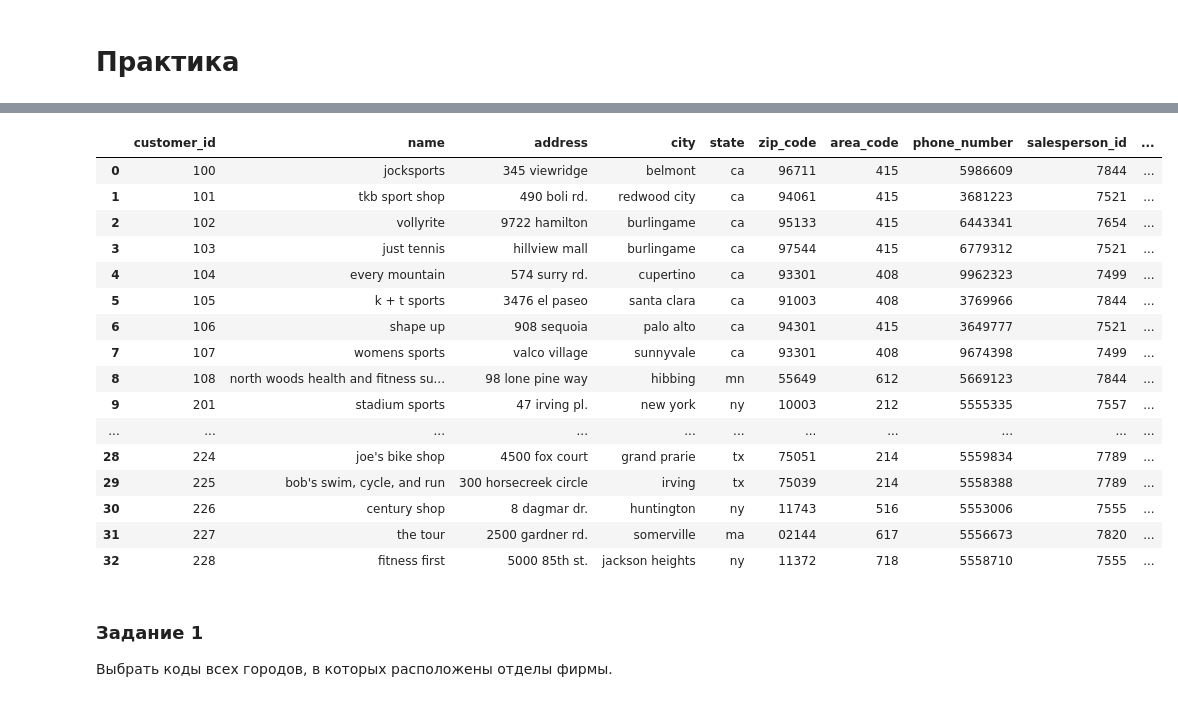
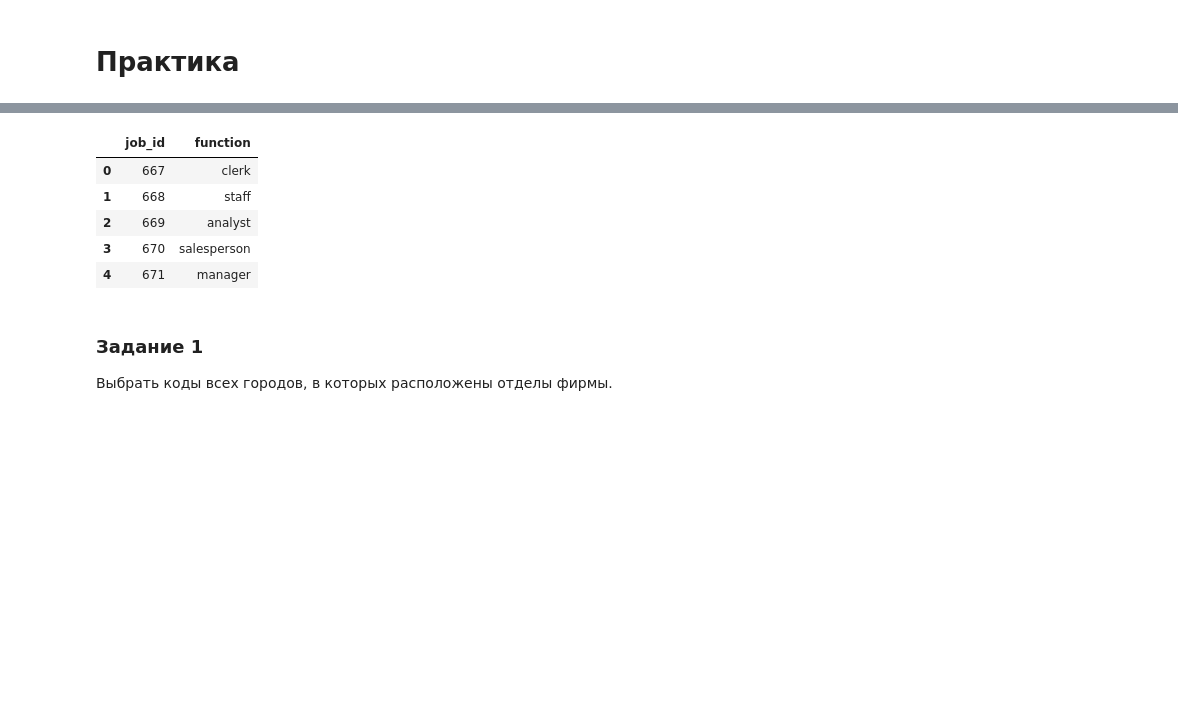
Before and after one commit to theysee/sberbank_reboot, a Jupyter notebook: Поток_3_Практика_к_занятию_4.ipynb, the cells around one changed output, grey strips where cells are left out. Drawn from its saved outputs; the diff is of its cells as text; code cells hidden in the pictures; blank space fills up the shorter version.

```diff
--- a/Поток_3_Практика_к_занятию_4.ipynb
+++ b/Поток_3_Практика_к_занятию_4.ipynb
@@ -31,30 +32,19 @@ import pandas as pd
 # доступны student-ы от 0 до 49
 
 DB_HOST = '89.223.95.235'
-DB_USER = 'student_0'
-DB_USER_PASSWORD = 'student_0'
+DB_USER = 'student_12'
+DB_USER_PASSWORD = 'student_12'
 DB_NAME = 'sample_db'
 # %%
 conn = pymysql.connect(DB_HOST, DB_USER, DB_USER_PASSWORD, DB_NAME)
-pd.read_sql_query("select * from customer", conn)
+pd.read_sql_query("SELECT * FROM job", conn).head(5)
 # %% [output]
-|  | customer_id | name | address | city | state | zip_code | area_code | phone_number | salesperson_id | ... |
-| 0 | 100 | jocksports | 345 viewridge | belmont | ca | 96711 | 415 | 5986609 | 7844 | ... |
-| 1 | 101 | tkb sport shop | 490 boli rd. | redwood city | ca | 94061 | 415 | 3681223 | 7521 | ... |
-| 2 | 102 | vollyrite | 9722 hamilton | burlingame | ca | 95133 | 415 | 6443341 | 7654 | ... |
-| 3 | 103 | just tennis | hillview mall | burlingame | ca | 97544 | 415 | 6779312 | 7521 | ... |
-| 4 | 104 | every mountain | 574 surry rd. | cupertino | ca | 93301 | 408 | 9962323 | 7499 | ... |
-| 5 | 105 | k + t sports | 3476 el paseo | santa clara | ca | 91003 | 408 | 3769966 | 7844 | ... |
-| 6 | 106 | shape up | 908 sequoia | palo alto | ca | 94301 | 415 | 3649777 | 7521 | ... |
-| 7 | 107 | womens sports | valco village | sunnyvale | ca | 93301 | 408 | 9674398 | 7499 | ... |
-| 8 | 108 | north woods health and fitness su... | 98 lone pine way | hibbing | mn | 55649 | 612 | 5669123 | 7844 | ... |
-| 9 | 201 | stadium sports | 47 irving pl. | new york | ny | 10003 | 212 | 5555335 | 7557 | ... |
-| ... | ... | ... | ... | ... | ... | ... | ... | ... | ... | ... |
-| 28 | 224 | joe's bike shop | 4500 fox court | grand prarie | tx | 75051 | 214 | 5559834 | 7789 | ... |
-| 29 | 225 | bob's swim, cycle, and run | 300 horsecreek circle | irving | tx | 75039 | 214 | 5558388 | 7789 | ... |
-| 30 | 226 | century shop | 8 dagmar dr. | huntington | ny | 11743 | 516 | 5553006 | 7555 | ... |
-| 31 | 227 | the tour | 2500 gardner rd. | somerville | ma | 02144 | 617 | 5556673 | 7820 | ... |
-| 32 | 228 | fitness first | 5000 85th st. | jackson heights | ny | 11372 | 718 | 5558710 | 7555 | ... |
+|  | job_id | function |
+| 0 | 667 | clerk |
+| 1 | 668 | staff |
+| 2 | 669 | analyst |
+| 3 | 670 | salesperson |
+| 4 | 671 | manager |
 # %% [markdown]
 ### Задание 1
 Выбрать коды всех городов, в которых расположены отделы фирмы.
```
Also changed, not shown: parts of 16 cells of this notebook.
